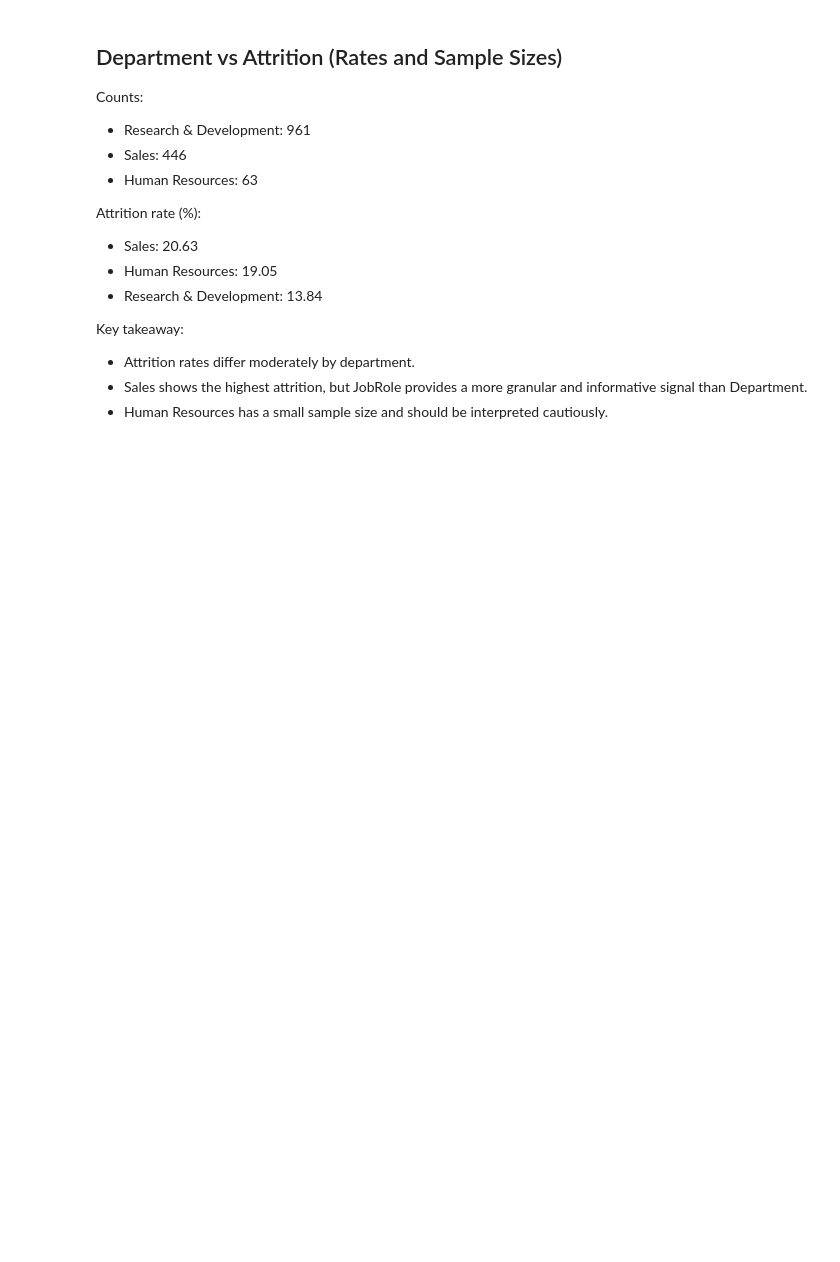
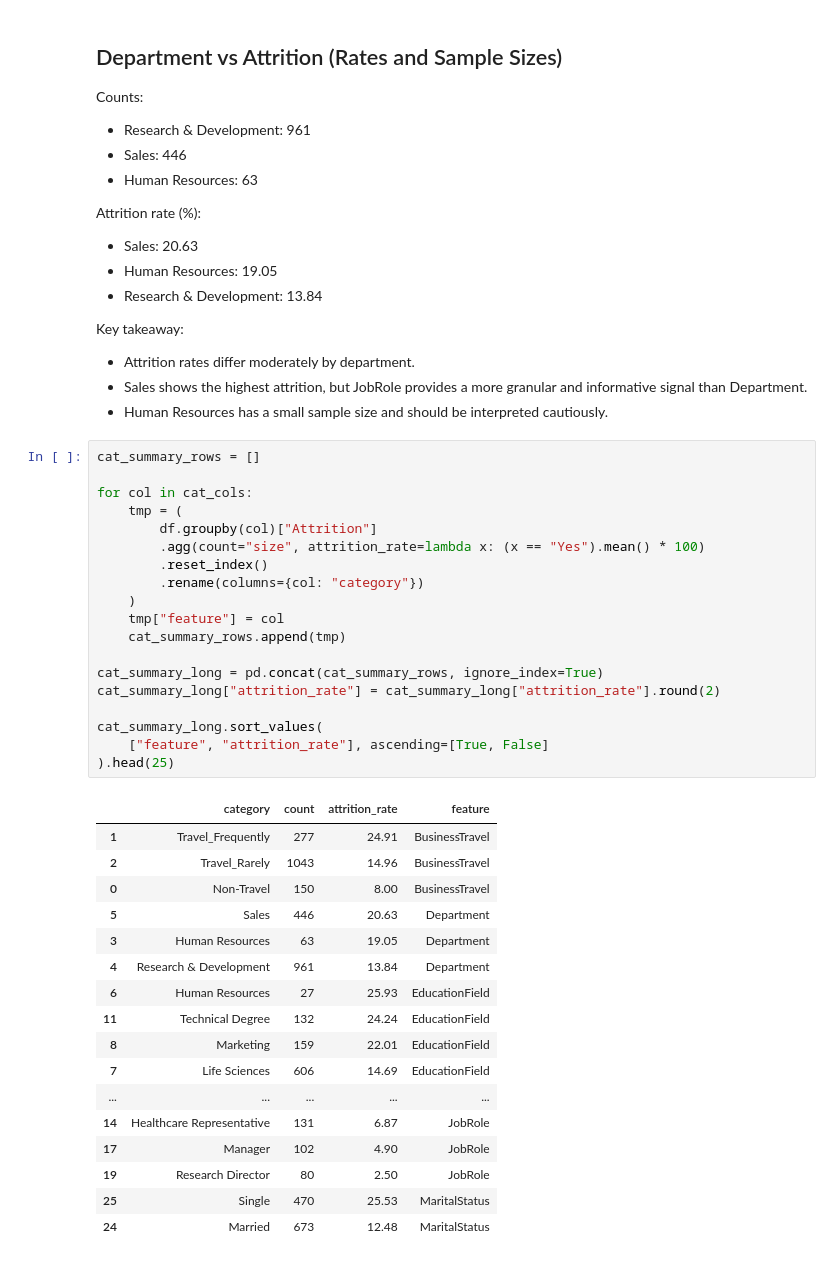
Before and after one commit to kaganmart9/employee-attrition-risk-analysis, a Jupyter notebook: notebooks/02_eda.ipynb, the cells around one changed output. Drawn from its saved outputs; the diff is of its cells as text; blank space fills up the shorter version.

```diff
--- a/notebooks/02_eda.ipynb
+++ b/notebooks/02_eda.ipynb
@@ -826,3 +826,40 @@ Key takeaway:
 - Attrition rates differ moderately by department.
 - Sales shows the highest attrition, but JobRole provides a more granular and informative signal than Department.
 - Human Resources has a small sample size and should be interpreted cautiously.
+# %%
+cat_summary_rows = []
+
+for col in cat_cols:
+    tmp = (
+        df.groupby(col)["Attrition"]
+        .agg(count="size", attrition_rate=lambda x: (x == "Yes").mean() * 100)
+        .reset_index()
+        .rename(columns={col: "category"})
+    )
+    tmp["feature"] = col
+    cat_summary_rows.append(tmp)
+
+cat_summary_long = pd.concat(cat_summary_rows, ignore_index=True)
+cat_summary_long["attrition_rate"] = cat_summary_long["attrition_rate"].round(2)
+
+cat_summary_long.sort_values(
+    ["feature", "attrition_rate"], ascending=[True, False]
+).head(25)
+# %% [output]
+|  | category | count | attrition_rate | feature |
+| 1 | Travel_Frequently | 277 | 24.91 | BusinessTravel |
+| 2 | Travel_Rarely | 1043 | 14.96 | BusinessTravel |
+| 0 | Non-Travel | 150 | 8.00 | BusinessTravel |
+| 5 | Sales | 446 | 20.63 | Department |
+| 3 | Human Resources | 63 | 19.05 | Department |
+| 4 | Research & Development | 961 | 13.84 | Department |
+| 6 | Human Resources | 27 | 25.93 | EducationField |
+| 11 | Technical Degree | 132 | 24.24 | EducationField |
+| 8 | Marketing | 159 | 22.01 | EducationField |
+| 7 | Life Sciences | 606 | 14.69 | EducationField |
+| ... | ... | ... | ... | ... |
+| 14 | Healthcare Representative | 131 | 6.87 | JobRole |
+| 17 | Manager | 102 | 4.90 | JobRole |
+| 19 | Research Director | 80 | 2.50 | JobRole |
+| 25 | Single | 470 | 25.53 | MaritalStatus |
+| 24 | Married | 673 | 12.48 | MaritalStatus |
```
Also changed, not shown: parts of 13 cells of this notebook.
